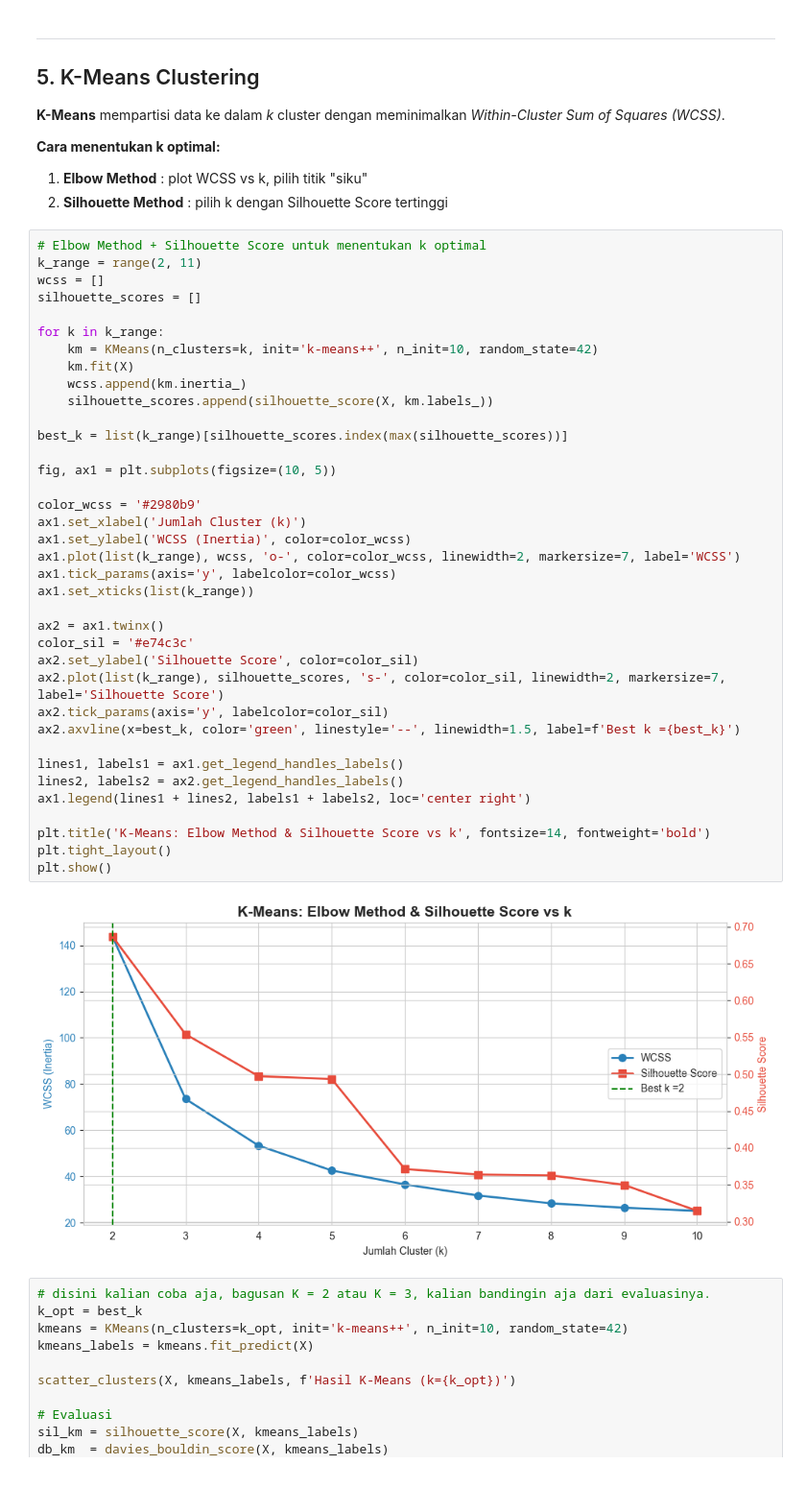
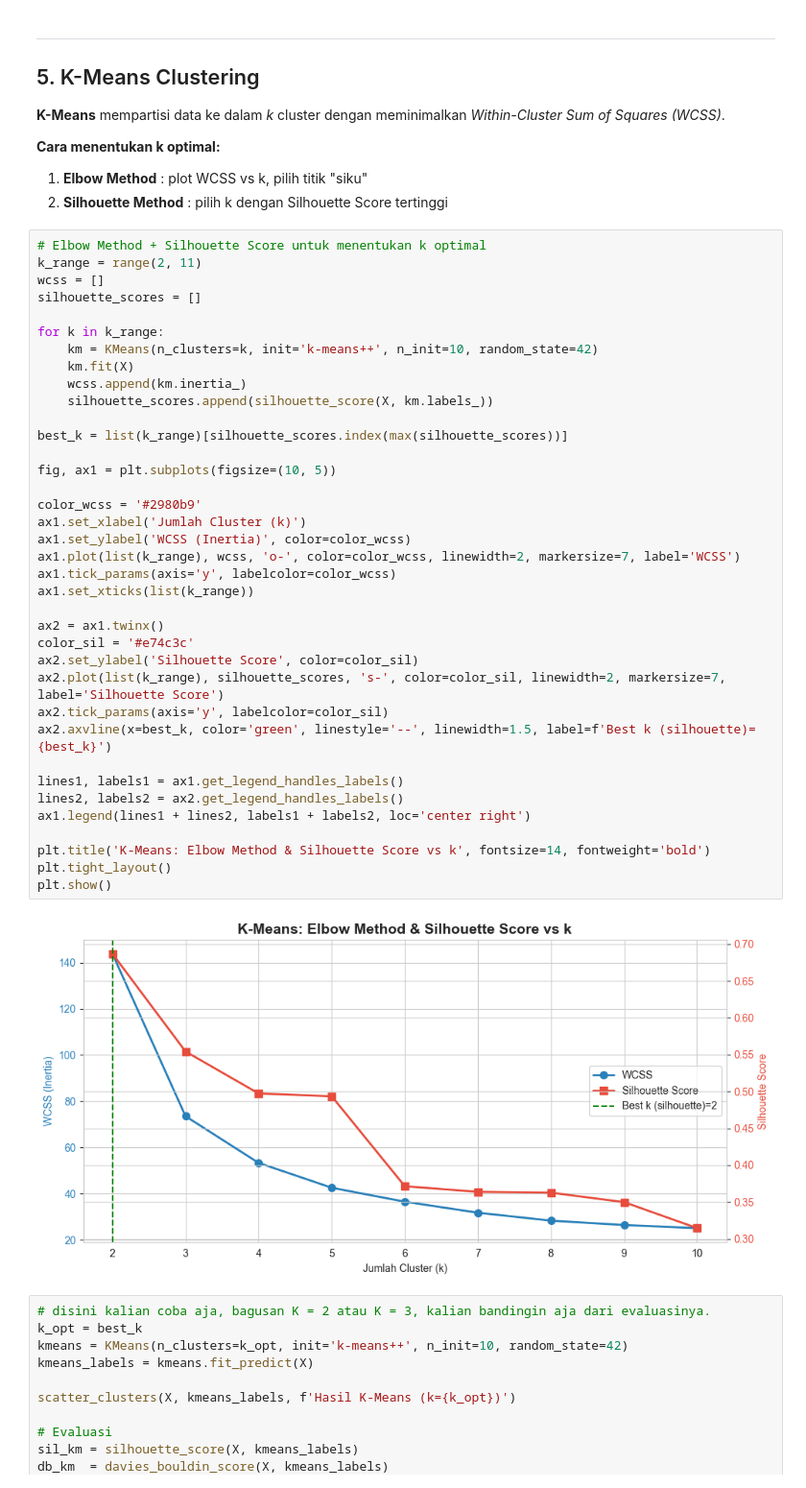
Before and after one commit to tamamfb/how-AI-works, a Jupyter notebook: 1. Machine Learning/3. Unsupervised Learning/notebook.ipynb, the cells around one changed output. Shown at 96% size. Saved outputs shown, nothing was run; the diff lists cells and outputs as text.

```diff
--- a/1. Machine Learning/3. Unsupervised Learning/notebook.ipynb
+++ b/1. Machine Learning/3. Unsupervised Learning/notebook.ipynb
@@ -321,35 +321,35 @@ for k in k_range:
     km = KMeans(n_clusters=k, init='k-means++', n_init=10, random_state=42)
     km.fit(X)
     wcss.append(km.inertia_)
     silhouette_scores.append(silhouette_score(X, km.labels_))
 
 best_k = list(k_range)[silhouette_scores.index(max(silhouette_scores))]
 
 fig, ax1 = plt.subplots(figsize=(10, 5))
 
 color_wcss = '#2980b9'
 ax1.set_xlabel('Jumlah Cluster (k)')
 ax1.set_ylabel('WCSS (Inertia)', color=color_wcss)
 ax1.plot(list(k_range), wcss, 'o-', color=color_wcss, linewidth=2, markersize=7, label='WCSS')
 ax1.tick_params(axis='y', labelcolor=color_wcss)
 ax1.set_xticks(list(k_range))
 
 ax2 = ax1.twinx()
 color_sil = '#e74c3c'
 ax2.set_ylabel('Silhouette Score', color=color_sil)
 ax2.plot(list(k_range), silhouette_scores, 's-', color=color_sil, linewidth=2, markersize=7, label='Silhouette Score')
 ax2.tick_params(axis='y', labelcolor=color_sil)
-ax2.axvline(x=best_k, color='green', linestyle='--', linewidth=1.5, label=f'Best k ={best_k}')
+ax2.axvline(x=best_k, color='green', linestyle='--', linewidth=1.5, label=f'Best k (silhouette)={best_k}')
 
 lines1, labels1 = ax1.get_legend_handles_labels()
 lines2, labels2 = ax2.get_legend_handles_labels()
 ax1.legend(lines1 + lines2, labels1 + labels2, loc='center right')
 
 plt.title('K-Means: Elbow Method & Silhouette Score vs k', fontsize=14, fontweight='bold')
 plt.tight_layout()
 plt.show()
 # %% [output]
-[figure, old version]
+[figure, new version]
 # %%
 # disini kalian coba aja, bagusan K = 2 atau K = 3, kalian bandingin aja dari evaluasinya.
 k_opt = best_k
```
Also changed, not shown: parts of 1 cell of this notebook, 1 other file.
